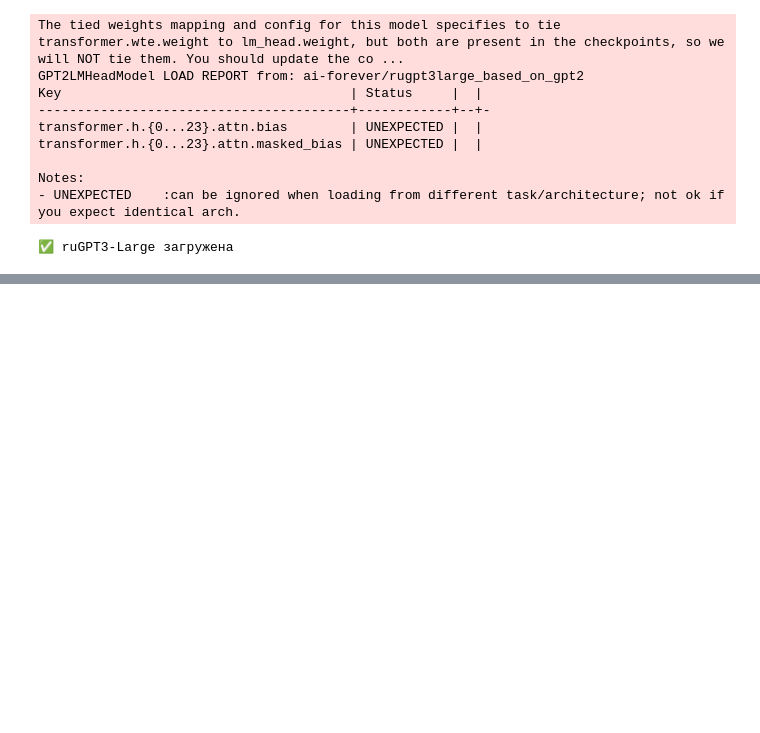
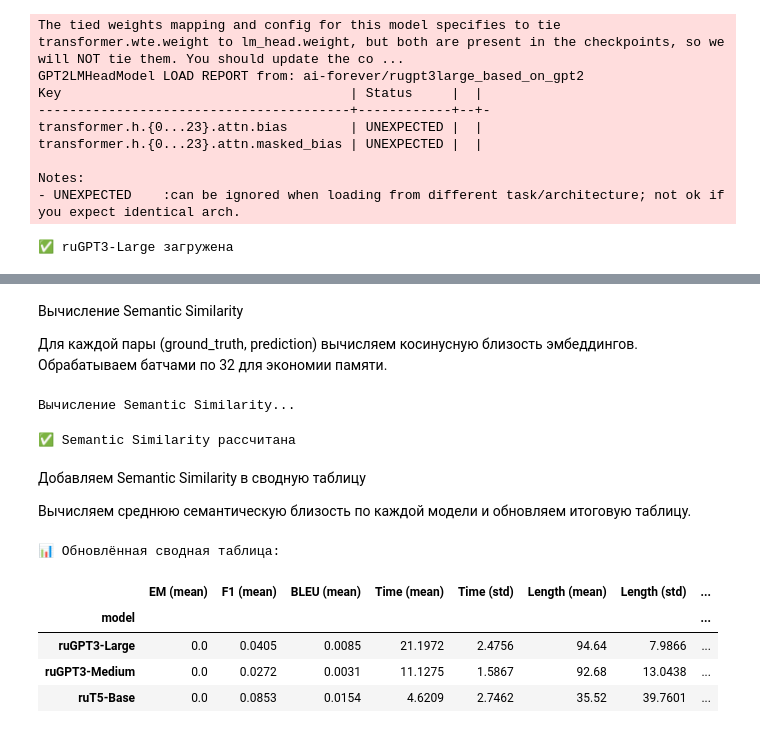
Before and after one commit to felondrum/llm_driven_development_otus, a Jupyter notebook: llm_otus_filippov_hw3.ipynb, the cells around one changed output, grey strips where cells are left out. Cells and saved outputs as stored; diff of their text form; code cells hidden in the pictures; blank space fills up the shorter version.

```diff
--- a/llm_otus_filippov_hw3.ipynb
+++ b/llm_otus_filippov_hw3.ipynb
@@ -238,0 +512,4 @@ Notes:
+# %%
+print("Загрузка модели семантической близости...")
+semantic_model = SentenceTransformer('sentence-transformers/paraphrase-multilingual-MiniLM-L12-v2')
+print("✅ Модель загружена")
@@ -238,0 +526,49 @@ Notes:
+# %% [markdown]
+Вычисление Semantic Similarity
+
+Для каждой пары (ground_truth, prediction) вычисляем косинусную близость эмбеддингов. Обрабатываем батчами по 32 для экономии памяти.
+# %%
+
+def compute_semantic_similarity(texts1, texts2, batch_size=32):
+    similarities = []
+
+    for i in tqdm(range(0, len(texts1), batch_size), desc='Semantic Similarity'):
+        batch1 = texts1[i:i+batch_size]
+        batch2 = texts2[i:i+batch_size]
+
+        emb1 = semantic_model.encode(batch1, convert_to_tensor=True)
+        emb2 = semantic_model.encode(batch2, convert_to_tensor=True)
+
+        cos_sim = util.cos_sim(emb1, emb2)
+        # Диагональ — пары (gt_i, pred_i)
+        similarities.extend(torch.diag(cos_sim).cpu().numpy().tolist())
+
+    return similarities
+
+print("Вычисление Semantic Similarity...")
+results_df['semantic_similarity'] = compute_semantic_similarity(
+      results_df['ground_truth'].tolist(),
+      results_df['prediction'].tolist()
+)
+
+print("✅ Semantic Similarity рассчитана")
+# %% [output]
+Вычисление Semantic Similarity...
+✅ Semantic Similarity рассчитана
+# %% [markdown]
+Добавляем Semantic Similarity в сводную таблицу
+
+Вычисляем среднюю семантическую близость по каждой модели и обновляем итоговую таблицу.
+# %%
+semantic_by_model = results_df.groupby('model')['semantic_similarity'].mean()
+agg_metrics['Semantic Sim (mean)'] = semantic_by_model.round(4)
+
+print("\n📊 Обновлённая сводная таблица:")
+agg_metrics
+# %% [output]
+📊 Обновлённая сводная таблица:
+|  | EM (mean) | F1 (mean) | BLEU (mean) | Time (mean) | Time (std) | Length (mean) | Length (std) | ... |
+| model |  |  |  |  |  |  |  | ... |
+| ruGPT3-Large | 0.0 | 0.0405 | 0.0085 | 21.1972 | 2.4756 | 94.64 | 7.9866 | ... |
+| ruGPT3-Medium | 0.0 | 0.0272 | 0.0031 | 11.1275 | 1.5867 | 92.68 | 13.0438 | ... |
+| ruT5-Base | 0.0 | 0.0853 | 0.0154 | 4.6209 | 2.7462 | 35.52 | 39.7601 | ... |
```
Also changed, not shown: parts of 25 cells of this notebook.
